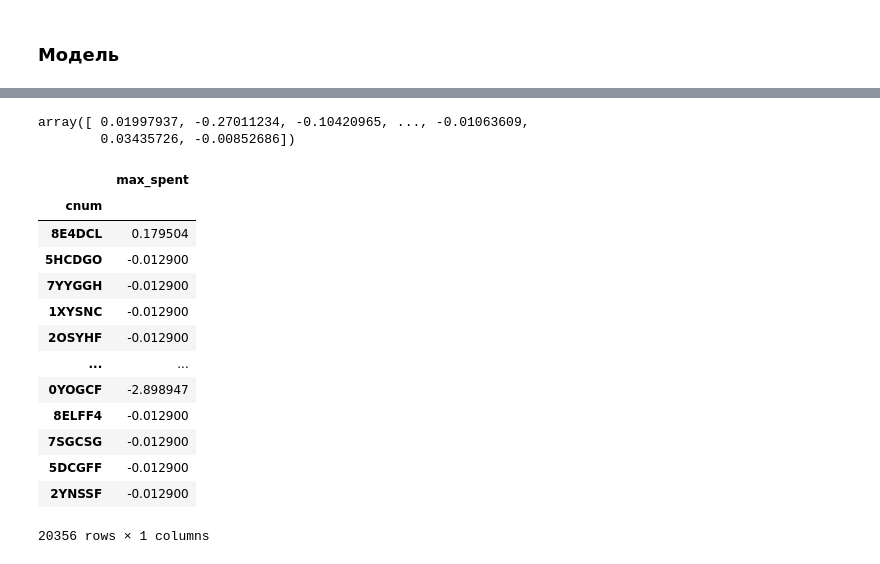
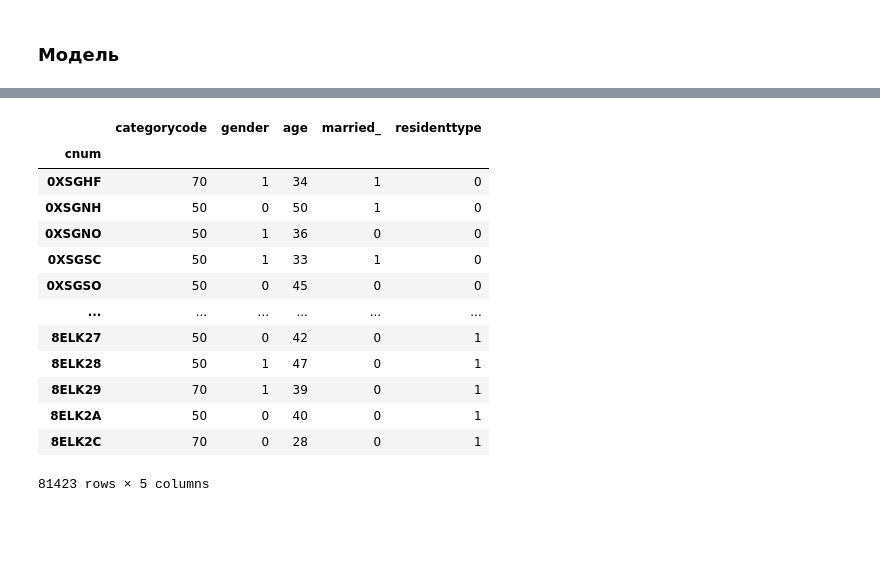
Before and after one commit to qwizor1337/Learning_with_D, a Jupyter notebook: 02/06_02/Вадим_06_02_2021.ipynb, the cells around one changed output, grey strips where cells are left out. Drawn from its saved outputs; the diff is of its cells as text; code cells hidden in the pictures; blank space fills up the shorter version.

```diff
--- a/02/06_02/Вадим_06_02_2021.ipynb
+++ b/02/06_02/Вадим_06_02_2021.ipynb
@@ -458,4 +469,21 @@ y = cl_list_df.iloc[:,-1:]
 # %%
 from sklearn.model_selection import train_test_split
 x_tr, x_ts, y_tr, y_ts = train_test_split(x, y, random_state = 1)
+# %%
+x
+# %% [output]
+|  | categorycode | gender | age | married_ | residenttype |
+| cnum |  |  |  |  |  |
+| 0XSGHF | 70 | 1 | 34 | 1 | 0 |
+| 0XSGNH | 50 | 0 | 50 | 1 | 0 |
+| 0XSGNO | 50 | 1 | 36 | 0 | 0 |
+| 0XSGSC | 50 | 1 | 33 | 1 | 0 |
+| 0XSGSO | 50 | 0 | 45 | 0 | 0 |
+| ... | ... | ... | ... | ... | ... |
+| 8ELK27 | 50 | 0 | 42 | 0 | 1 |
+| 8ELK28 | 50 | 1 | 47 | 0 | 1 |
+| 8ELK29 | 70 | 1 | 39 | 0 | 1 |
+| 8ELK2A | 50 | 0 | 40 | 0 | 1 |
+| 8ELK2C | 70 | 0 | 28 | 0 | 1 |
+81423 rows × 5 columns
 # %%
@@ -464,27 +492,5 @@ clf = DecisionTreeRegressor()
 clf.fit(x_tr, y_tr)
 y_pred = clf.predict(x_ts)
-# %%
-y_pred
-# %% [output]
-array([ 0.01997937, -0.27011234, -0.10420965, ..., -0.01063609,
-        0.03435726, -0.00852686])
-# %%
-y_ts
-# %% [output]
-|  | max_spent |
-| cnum |  |
-| 8E4DCL | 0.179504 |
-| 5HCDGO | -0.012900 |
-| 7YYGGH | -0.012900 |
-| 1XYSNC | -0.012900 |
-| 2OSYHF | -0.012900 |
-| ... | ... |
-| 0YOGCF | -2.898947 |
-| 8ELFF4 | -0.012900 |
-| 7SGCSG | -0.012900 |
-| 5DCGFF | -0.012900 |
-| 2YNSSF | -0.012900 |
-20356 rows × 1 columns
 # %%
 def mape(y_true, y_pred):
     y_true, y_pred = np.array(y_true), np.array(y_pred)
```
Also changed, not shown: parts of 10 cells of this notebook.
